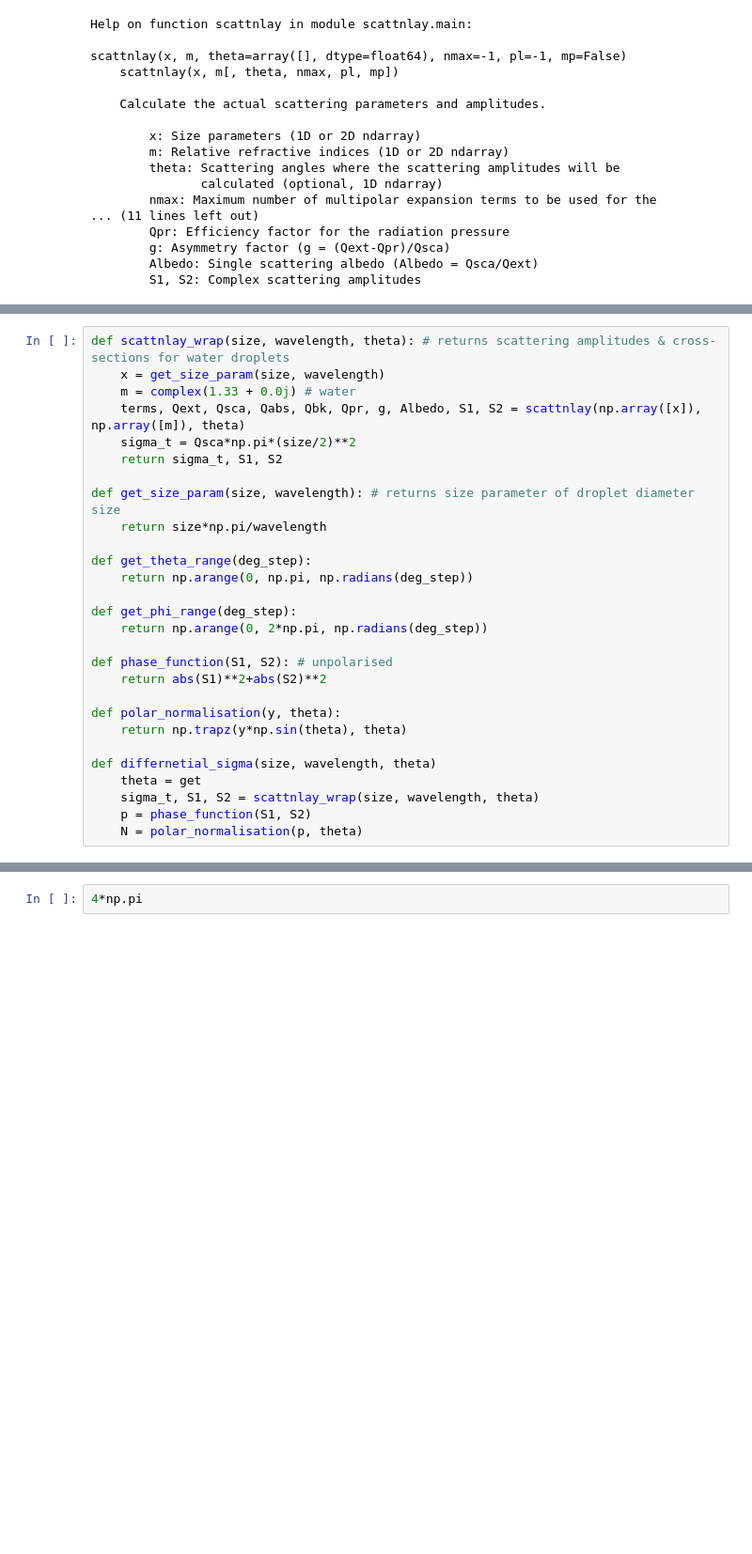
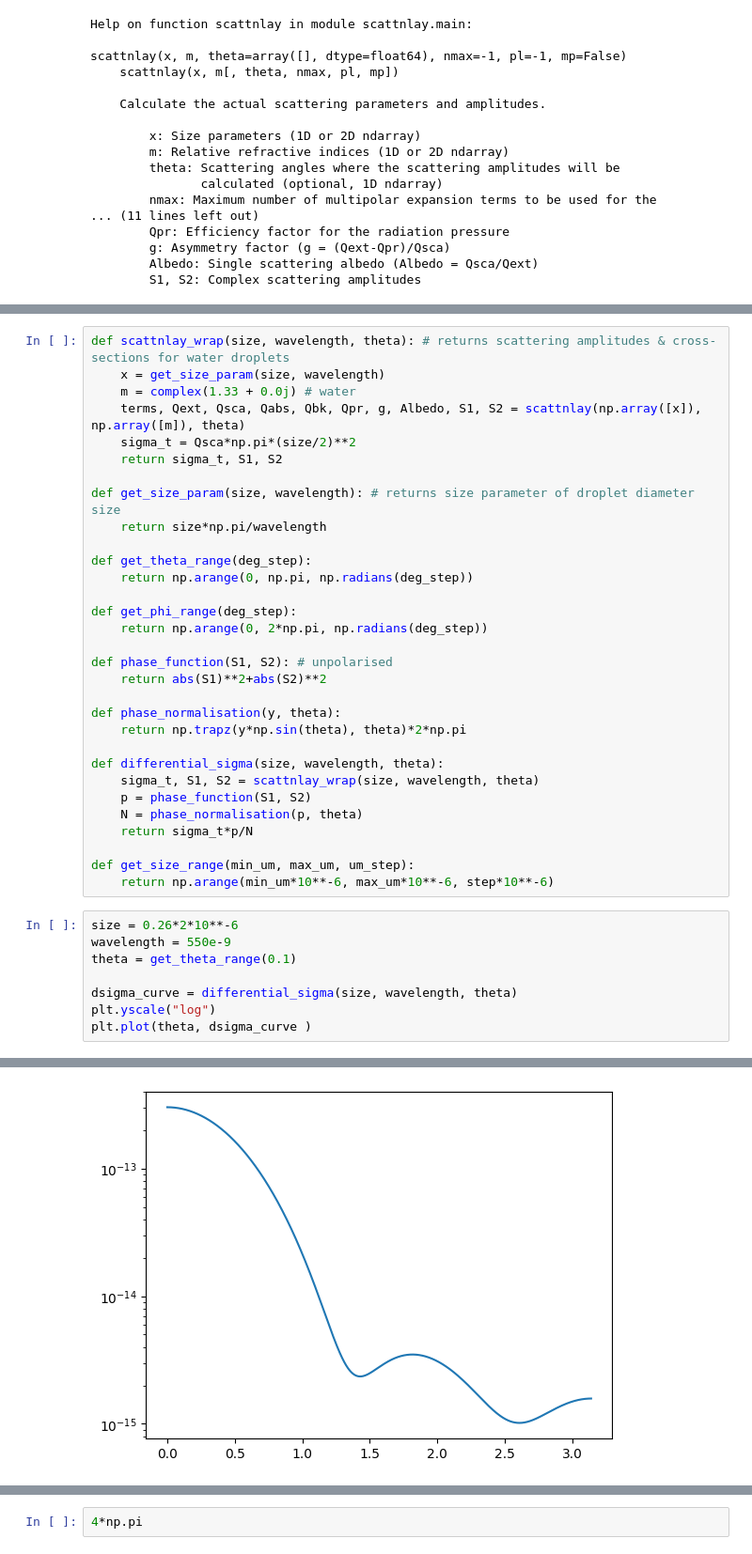
Before and after one commit to charlies-b/scattnlay-model, a Jupyter notebook: scattnlay-model-II.ipynb, the cells around one changed output, grey strips where cells are left out. Shown at 94% size. Cells and saved outputs as stored; diff of their text form; blank space fills up the shorter version.

Commit message:
validated d sigma curve

```diff
--- a/scattnlay-model-II.ipynb
+++ b/scattnlay-model-II.ipynb
@@ -87,11 +87,23 @@ def get_phi_range(deg_step):
 def phase_function(S1, S2): # unpolarised
     return abs(S1)**2+abs(S2)**2
 
-def polar_normalisation(y, theta):
-    return np.trapz(y*np.sin(theta), theta)
+def phase_normalisation(y, theta):
+    return np.trapz(y*np.sin(theta), theta)*2*np.pi
 
-def differnetial_sigma(size, wavelength, theta)
-    theta = get
+def differential_sigma(size, wavelength, theta):
     sigma_t, S1, S2 = scattnlay_wrap(size, wavelength, theta)
     p = phase_function(S1, S2)
-    N = polar_normalisation(p, theta)
+    N = phase_normalisation(p, theta)
+    return sigma_t*p/N
+
+def get_size_range(min_um, max_um, um_step):
+    return np.arange(min_um*10**-6, max_um*10**-6, step*10**-6)
+# %%
+size = 0.26*2*10**-6
+wavelength = 550e-9
+theta = get_theta_range(0.1)
+
+dsigma_curve = differential_sigma(size, wavelength, theta)
+plt.yscale("log")
+plt.plot(theta, dsigma_curve )
+# %% [output]
@@ -97,0 +111 @@ def differnetial_sigma(size, wavelength, theta)
+[figure, added]
```
Also changed, not shown: parts of 5 cells of this notebook.
